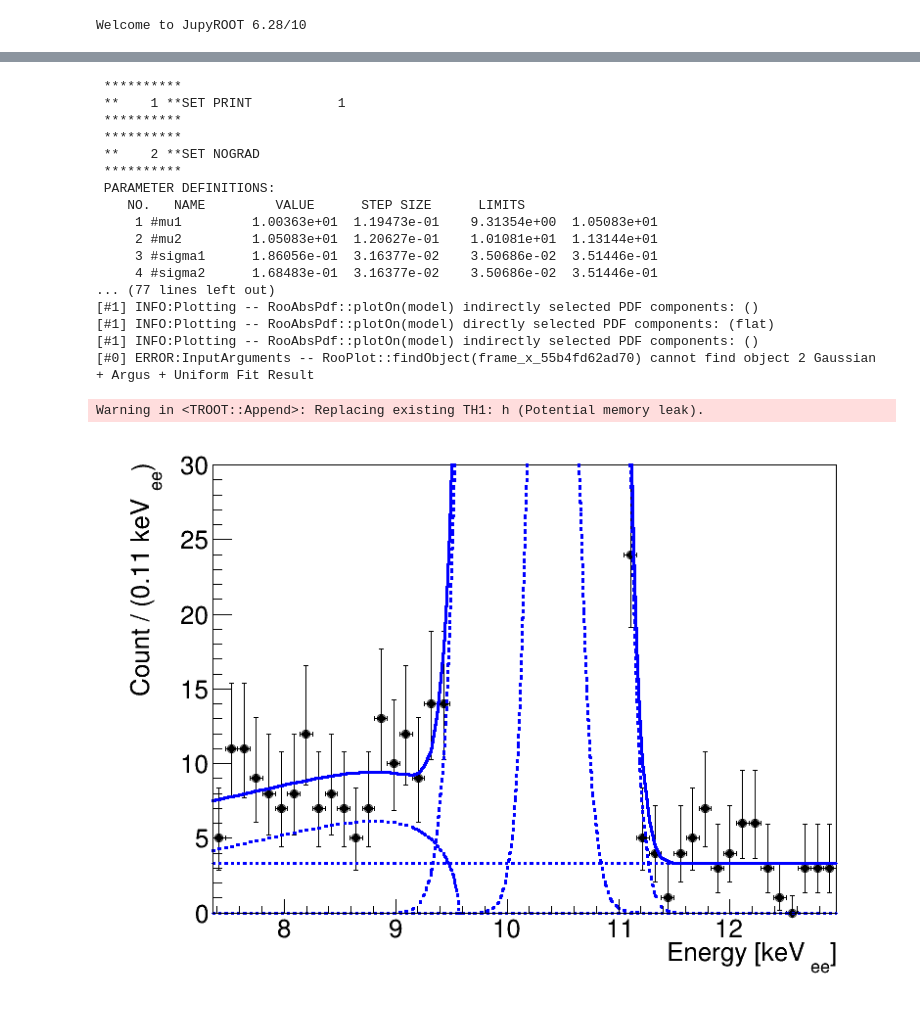
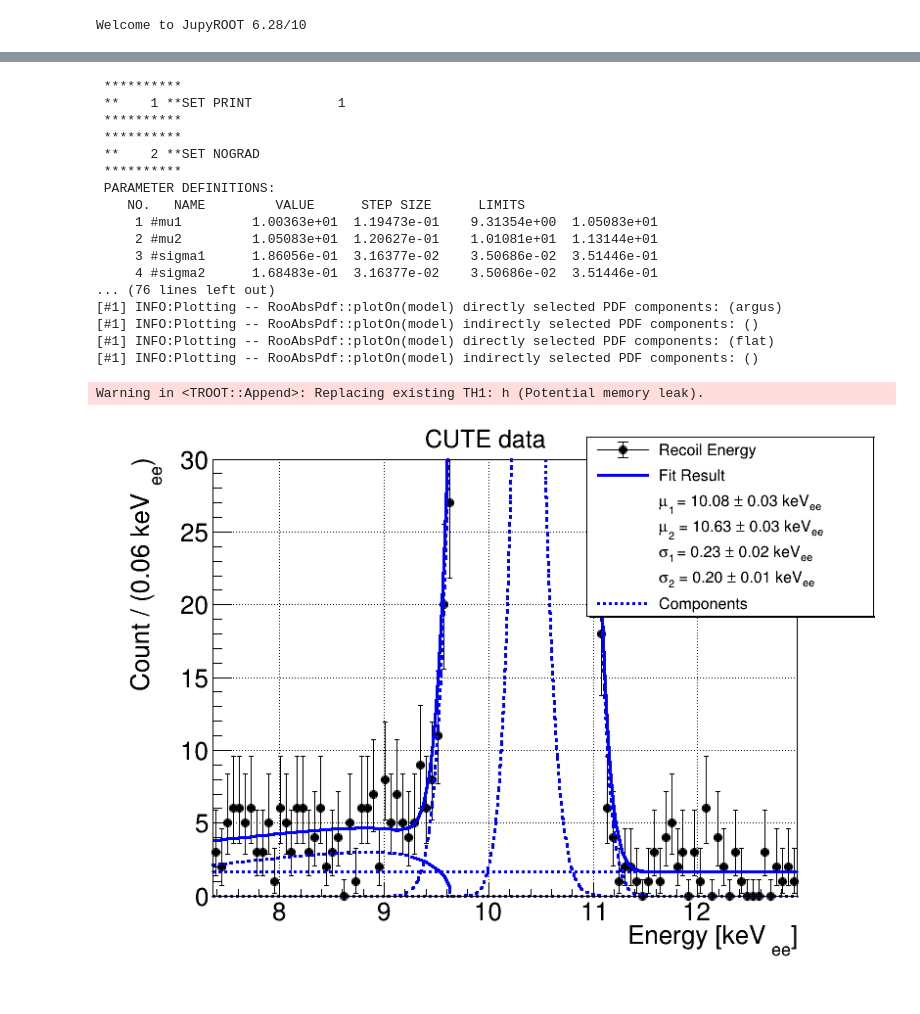
Before and after one commit to perry5334/CDMS, a Jupyter notebook: notebooks/CUTE/Ge71_Lines/GeCalib_SignalYield_CUTE.ipynb, the cells around one changed output, grey strips where cells are left out. Drawn from its saved outputs; the diff is of its cells as text; code cells hidden in the pictures.

```diff
--- a/notebooks/CUTE/Ge71_Lines/GeCalib_SignalYield_CUTE.ipynb
+++ b/notebooks/CUTE/Ge71_Lines/GeCalib_SignalYield_CUTE.ipynb
@@ -54,7 +54,7 @@ series_list=['23240109_075338', '23240109_021236',
 # %%
 ProdTag = 'CUTE_T3GeCalib_NxM_P4.0.0_V05-06_C0.3.6'
 # %%
-filepath = [f'/scratch/perry/CDMS/CUTE/R37/Processed/Releases/{ProdTag}/Submerged/{ProdTag}_{i}.root' for i in series_list]
+filepath = [f'/scratch/group/mitchcomp/CDMS/data/CDMS/CUTE/R37/Processed/Releases/{ProdTag}/Submerged/{ProdTag}_{i}.root' for i in series_list]
 # %%
 det = 1 # detector number
 
@@ -72,3 +69,10 @@ df_rqs = df_filtered.AsNumpy(RQs)
+# %%
+channels = [f"P{letter}S{side}" for side in [1, 2] for letter in ["A", "B", "C", "D", "E", "F"]]
+RQs = (["SeriesNumber", "PTOFamps", "PTINTall", "EventNumber", "EventTime"] + [chan + "peaknum" for chan in channels])
+df_rqs = df_filtered.AsNumpy(RQs)
+# %%
+peaknum = np.mean([df_rqs[chan + "peaknum"] for chan in channels], axis = 0)
+cPileup = ((peaknum < 1.5) & (df_rqs['PTOFamps'] < 1e-5)) | ((peaknum < 1.5) & (peaknum > 0.5) & (df_rqs['PTOFamps'] > 1e-5))
 # %%
 def linearize(x):
     return 1/b * (np.exp(x / a) - 1)
@@ -86,7 +144,7 @@ df_rqs['PTOFamps_keVee'] = pt2keV(df_rqs['PTOFamps'])
 ROOT.gStyle.SetOptStat(0)
 bins_start = 0
 bins_end = 80
-nbins = 150
+nbins = 100
 bindiff = np.round((bins_end - bins_start) / nbins, 2)
 
 # Create a ROOT histogram: (name, title, nbins, xmin, xmax)
@@ -112,5 +170,6 @@ c.SetBottomMargin(0.15)
 c.SetRightMargin(0.05)
 c.SetTopMargin(0.05)
 h.Draw()
+c.SetGrid(1,1)
 c.Draw()
 # %% [output]
@@ -333,7 +531,7 @@ integrated_uniform_err
 ROOT.gStyle.SetOptStat(0)
 bins_start = pt2keV(20e-6)
 bins_end = pt2keV(34e-6)
-nbins = 50
+nbins = 100
 bindiff = np.round((bins_end - bins_start) / nbins, 2)
 
 # Create a ROOT histogram: (name, title, nbins, xmin, xmax)
@@ -380,7 +578,8 @@ m.migrad()
 
 fit_result = m.save()
 
-frame = x.frame(ROOT.RooFit.Title(" "))
+frame = x.frame(ROOT.RooFit.Title("CUTE data"))
+frame.SetLabelSize(0.05)
 # Change axis labels
 frame.GetXaxis().SetTitle("Energy [keV_{ee}]")
 frame.GetYaxis().SetTitle(f"Count / (" + str(bindiff) + " keV_{ee})")
@@ -390,52 +589,73 @@ frame.GetXaxis().SetTitleSize(0.05)
 frame.GetYaxis().SetTitleSize(0.05)
 
 data.plotOn(frame, ROOT.RooFit.Name("Recoil Energy"))
-model.plotOn(frame, ROOT.RooFit.Name(f"2 Gaussian + Uniform Fit Result"))
-model.plotOn(frame, ROOT.RooFit.Components("g1"), ROOT.RooFit.LineStyle(ROOT.kDashed), ROOT.RooFit.LineColor(ROOT.kBlue), ROOT.RooFit.Name("PDF Components"))
+model.plotOn(frame, ROOT.RooFit.Name(f"Fit Result"))
+model.plotOn(frame, ROOT.RooFit.Components("g1"), ROOT.RooFit.LineStyle(ROOT.kDashed), ROOT.RooFit.LineColor(ROOT.kBlue), ROOT.RooFit.Name("Components"))
 model.plotOn(frame, ROOT.RooFit.Components("g2"), ROOT.RooFit.LineStyle(ROOT.kDashed), ROOT.RooFit.LineColor(ROOT.kBlue))
 model.plotOn(frame, ROOT.RooFit.Components("argus"), ROOT.RooFit.LineStyle(ROOT.kDashed), ROOT.RooFit.LineColor(ROOT.kBlue))
 model.plotOn(frame, ROOT.RooFit.Components("flat"), ROOT.RooFit.LineStyle(ROOT.kDashed), ROOT.RooFit.LineColor(ROOT.kBlue))
 
+#upper_bound = ROOT.RooFormulaVar("upperBound", "@0 + 3 * @1", ROOT.RooArgList(mean_2, sigma_2))
+#lower_bound = ROOT.RooFormulaVar("lowerBound", "@0 - 3 * @1", ROOT.RooArgList(mean_1, sigma_1))
+#mean_upper_bound = upper_bound.getVal()
+#mean_lower_bound = lower_bound.getVal()
+#x.setRange("gaussRange", bins_start, mean_upper_bound)
+
+#frame_narrow = x.frame(ROOT.RooFit.Range("gaussRange"), ROOT.RooFit.Title("Narrow"))
+
+# Plot data and model within the narrow range
+#data.plotOn(frame_narrow, ROOT.RooFit.Range("gaussRange"), ROOT.RooFit.Name("data_narrow"))
+#model.plotOn(frame_narrow,
+#             ROOT.RooFit.Range("gaussRange"),
+#             ROOT.RooFit.Name("model_narrow"))
+#chi2_narrow = frame_narrow.chiSquare(9)
+
 # Create legend
-legend = ROOT.TLegend(0.18, 0.8, 0.45, 0.93)
-legend.SetBorderSize(0)
-legend.SetFillStyle(0)
+legend = ROOT.TLegend(0.63, 0.65, 1, 0.97)
+legend.SetBorderSize(2)
+legend.SetFillColor(0)
 
 # Add entries by retrieving plotted objects by name
 legend.AddEntry(frame.findObject("Recoil Energy"),  "Recoil Energy", "lep")
-legend.AddEntry(frame.findObject(f"2 Gaussian + Argus + Uniform Fit Result"), f"2 Gaussian + Argus + Uniform Fit Result", "l")
-legend.AddEntry(frame.findObject("PDF Components"), "PDF Components", "l")
-legend.SetTextSize(0.04)
+legend.AddEntry(frame.findObject(f"Fit Result"), f"Fit Result", "l")
+legend.AddEntry(0, "#mu_{1} = " + f"{mean_1.getVal():.2f} #pm {mean_1.getPropagatedError(fit_result):.2f}" + " keV_{ee}", "")
+legend.AddEntry(0, "#mu_{2} = " + f"{mean_2.getVal():.2f} #pm {mean_2.getPropagatedError(fit_result):.2f}" + " keV_{ee}", "")
+legend.AddEntry(0, "#sigma_{1} = " + f"{sigma_1.getVal():.2f} #pm {sigma_1.getPropagatedError(fit_result):.2f}" + " keV_{ee}", "")
+legend.AddEntry(0, "#sigma_{2} = " + f"{sigma_2.getVal():.2f} #pm {sigma_2.getPropagatedError(fit_result):.2f}" + " keV_{ee}", "")
+#legend.AddEntry(0, "#chi^{2} / ndof = " + f"{chi2_narrow:.2f}", "")
+legend.AddEntry(frame.findObject("Components"), "Components", "l")
+legend.SetTextSize(0.03)
 
 frame.SetMinimum(0)
+#frame.SetMaximum(325)  # Adjust based on your data
 frame.SetMaximum(30)  # Adjust based on your data
-#frame.SetMaximum(650)  # Adjust based on your data
 
 c = ROOT.TCanvas("c", "Fit Canvas", 800, 600)
 c.SetLeftMargin(0.15)
 c.SetBottomMargin(0.15)
-c.SetRightMargin(0.05)
-c.SetTopMargin(0.05)
+c.SetRightMargin(0.1)
+c.SetTopMargin(0.07)
+c.SetGrid(1, 1)  # (horizontal, vertical)
 frame.Draw()
-#legend.Draw()
+legend.Draw()
 c.Draw()
 # %% [output]
  **********
  **    1 **SET PRINT           1
  **********
  **********
  **    2 **SET NOGRAD
  **********
  PARAMETER DEFINITIONS:
     NO.   NAME         VALUE      STEP SIZE      LIMITS
      1 #mu1         1.00363e+01  1.19473e-01    9.31354e+00  1.05083e+01
      2 #mu2         1.05083e+01  1.20627e-01    1.01081e+01  1.13144e+01
      3 #sigma1      1.86056e-01  3.16377e-02    3.50686e-02  3.51446e-01
      4 #sigma2      1.68483e-01  3.16377e-02    3.50686e-02  3.51446e-01
-... (77 lines left out)
+... (76 lines left out)
+[#1] INFO:Plotting -- RooAbsPdf::plotOn(model) directly selected PDF components: (argus)
 [#1] INFO:Plotting -- RooAbsPdf::plotOn(model) indirectly selected PDF components: ()
 [#1] INFO:Plotting -- RooAbsPdf::plotOn(model) directly selected PDF components: (flat)
 [#1] INFO:Plotting -- RooAbsPdf::plotOn(model) indirectly selected PDF components: ()
-[#0] ERROR:InputArguments -- RooPlot::findObject(frame_x_55b4fd62ad70) cannot find object 2 Gaussian + Argus + Uniform Fit Result
 Warning in <TROOT::Append>: Replacing existing TH1: h (Potential memory leak).
-[figure, old version]
+[figure, new version]
```
Also changed, not shown: parts of 34 cells of this notebook, 4 other files.
